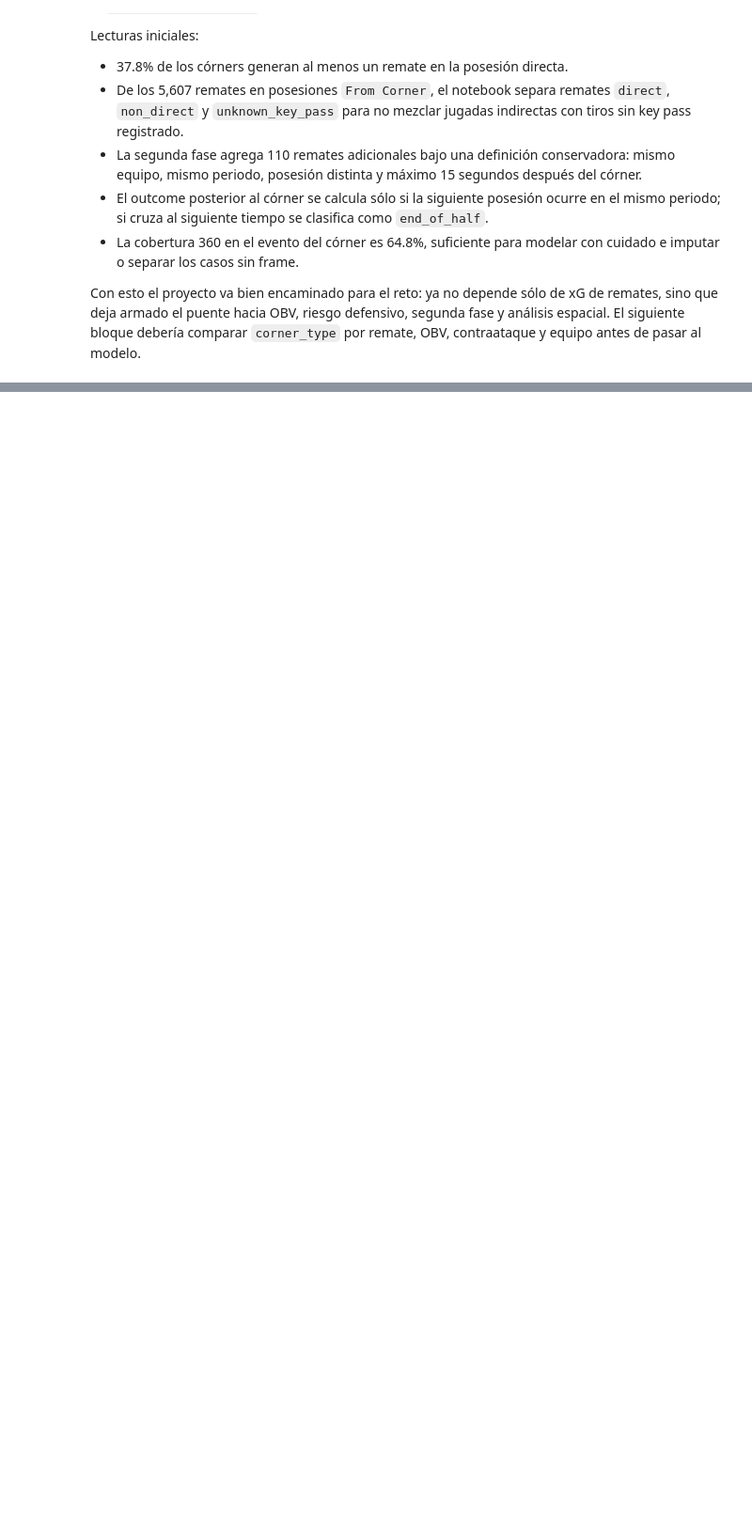
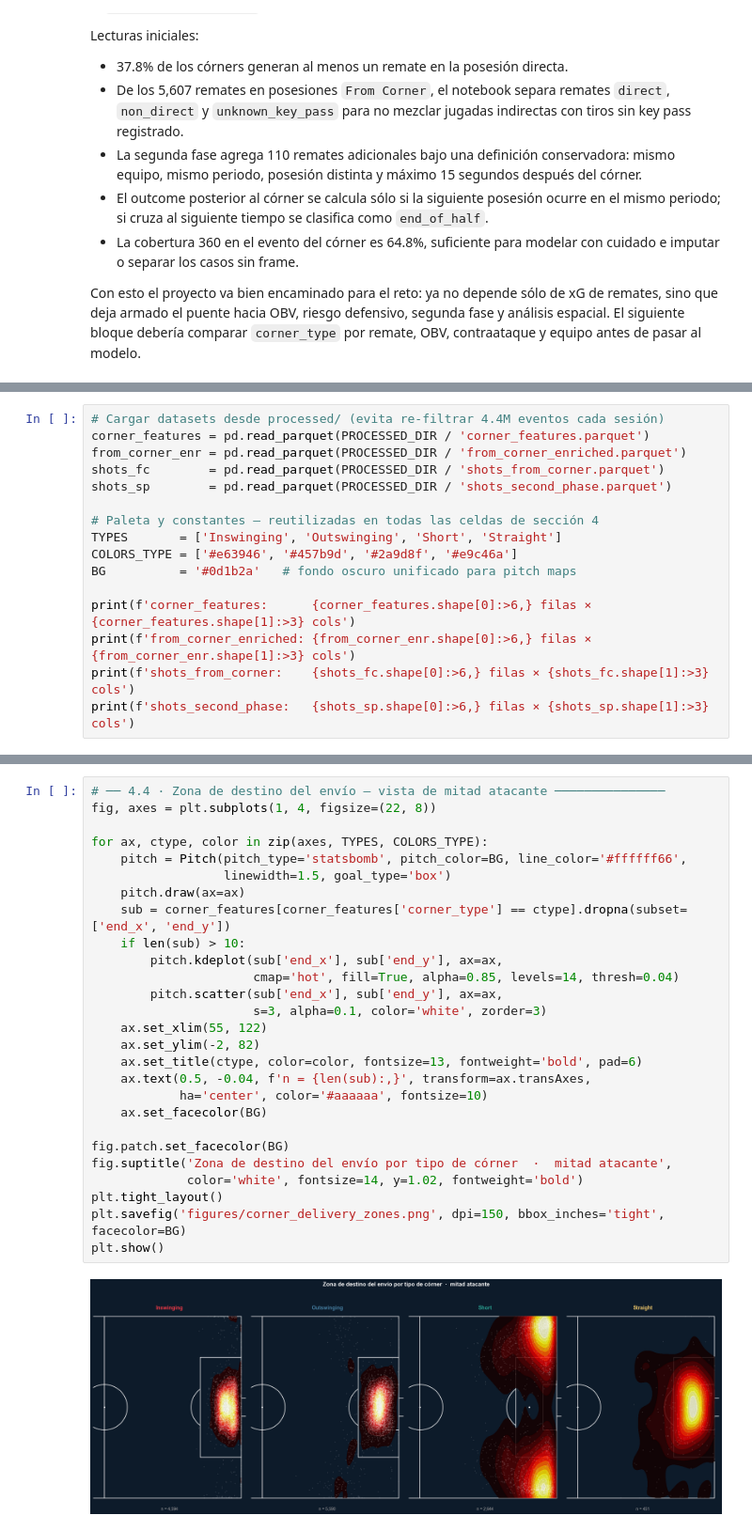
Before and after one commit to Andresaf03/corner-analysis-liga-mx, a Jupyter notebook: analysis.ipynb, the cells around one changed output, grey strips where cells are left out. Shown at 94% size. Saved outputs shown, nothing was run; the diff lists cells and outputs as text; blank space fills up the shorter version.

Commit message:
feat(analysis): implement section 4 EDA — mix táctico, pitch maps, 360 freeze frame

```diff
--- a/analysis.ipynb
+++ b/analysis.ipynb
@@ -822,0 +851,16 @@ Con esto el proyecto va bien encaminado para el reto: ya no depende sólo de xG
+# %%
+# Cargar datasets desde processed/ (evita re-filtrar 4.4M eventos cada sesión)
+corner_features = pd.read_parquet(PROCESSED_DIR / 'corner_features.parquet')
+from_corner_enr = pd.read_parquet(PROCESSED_DIR / 'from_corner_enriched.parquet')
+shots_fc        = pd.read_parquet(PROCESSED_DIR / 'shots_from_corner.parquet')
+shots_sp        = pd.read_parquet(PROCESSED_DIR / 'shots_second_phase.parquet')
+
+# Paleta y constantes — reutilizadas en todas las celdas de sección 4
+TYPES       = ['Inswinging', 'Outswinging', 'Short', 'Straight']
+COLORS_TYPE = ['#e63946', '#457b9d', '#2a9d8f', '#e9c46a']
+BG          = '#0d1b2a'   # fondo oscuro unificado para pitch maps
+
+print(f'corner_features:      {corner_features.shape[0]:>6,} filas × {corner_features.shape[1]:>3} cols')
+print(f'from_corner_enriched: {from_corner_enr.shape[0]:>6,} filas × {from_corner_enr.shape[1]:>3} cols')
+print(f'shots_from_corner:    {shots_fc.shape[0]:>6,} filas × {shots_fc.shape[1]:>3} cols')
+print(f'shots_second_phase:   {shots_sp.shape[0]:>6,} filas × {shots_sp.shape[1]:>3} cols')
@@ -822,0 +1063,29 @@ Con esto el proyecto va bien encaminado para el reto: ya no depende sólo de xG
+# %%
+# ── 4.4 · Zona de destino del envío — vista de mitad atacante ───────────────
+fig, axes = plt.subplots(1, 4, figsize=(22, 8))
+
+for ax, ctype, color in zip(axes, TYPES, COLORS_TYPE):
+    pitch = Pitch(pitch_type='statsbomb', pitch_color=BG, line_color='#ffffff66',
+                  linewidth=1.5, goal_type='box')
+    pitch.draw(ax=ax)
+    sub = corner_features[corner_features['corner_type'] == ctype].dropna(subset=['end_x', 'end_y'])
+    if len(sub) > 10:
+        pitch.kdeplot(sub['end_x'], sub['end_y'], ax=ax,
+                      cmap='hot', fill=True, alpha=0.85, levels=14, thresh=0.04)
+        pitch.scatter(sub['end_x'], sub['end_y'], ax=ax,
+                      s=3, alpha=0.1, color='white', zorder=3)
+    ax.set_xlim(55, 122)
+    ax.set_ylim(-2, 82)
+    ax.set_title(ctype, color=color, fontsize=13, fontweight='bold', pad=6)
+    ax.text(0.5, -0.04, f'n = {len(sub):,}', transform=ax.transAxes,
+            ha='center', color='#aaaaaa', fontsize=10)
+    ax.set_facecolor(BG)
+
+fig.patch.set_facecolor(BG)
+fig.suptitle('Zona de destino del envío por tipo de córner  ·  mitad atacante',
+             color='white', fontsize=14, y=1.02, fontweight='bold')
+plt.tight_layout()
+plt.savefig('figures/corner_delivery_zones.png', dpi=150, bbox_inches='tight', facecolor=BG)
+plt.show()
+# %% [output]
+[figure, added]
```
Also changed, not shown: parts of 43 cells of this notebook, 7 other files.
